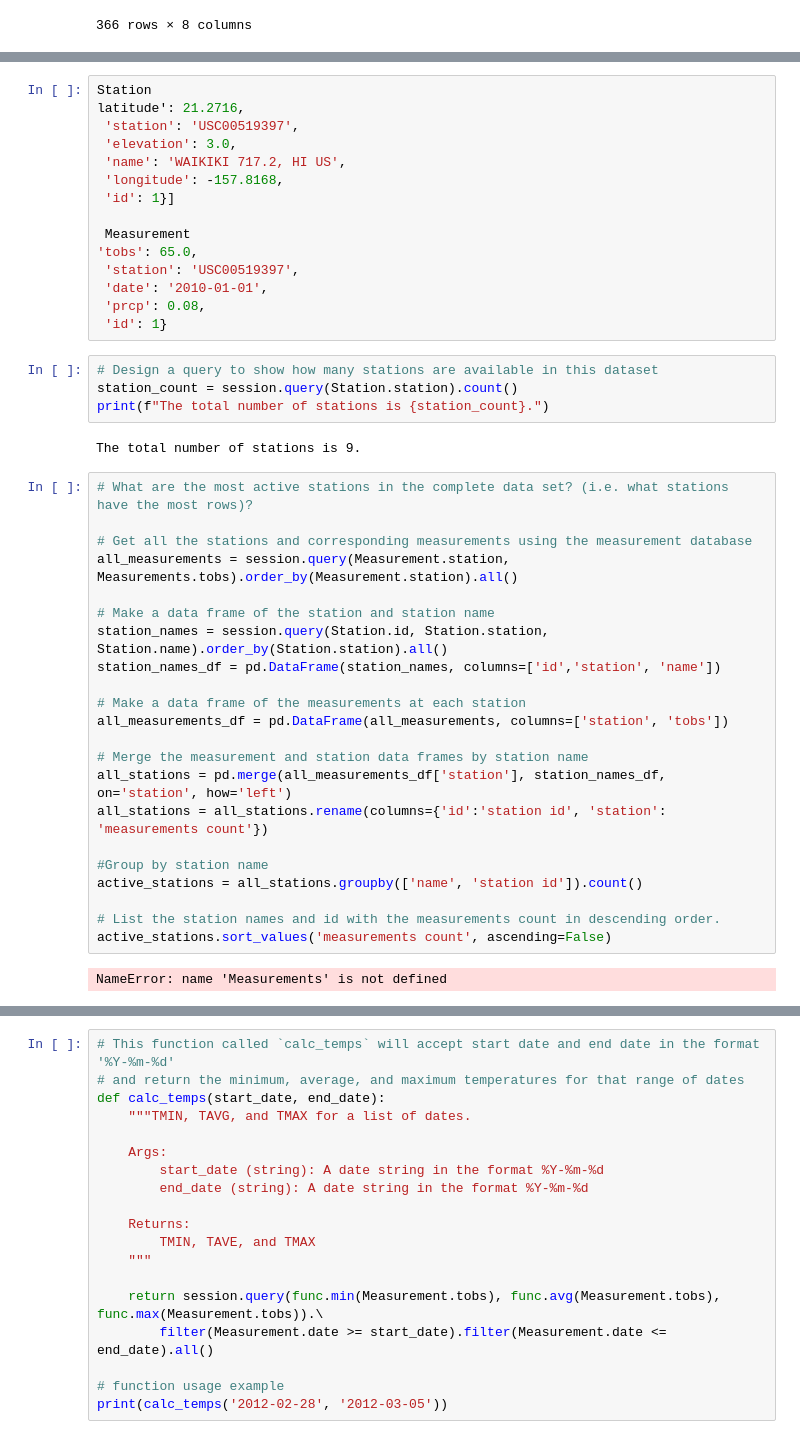
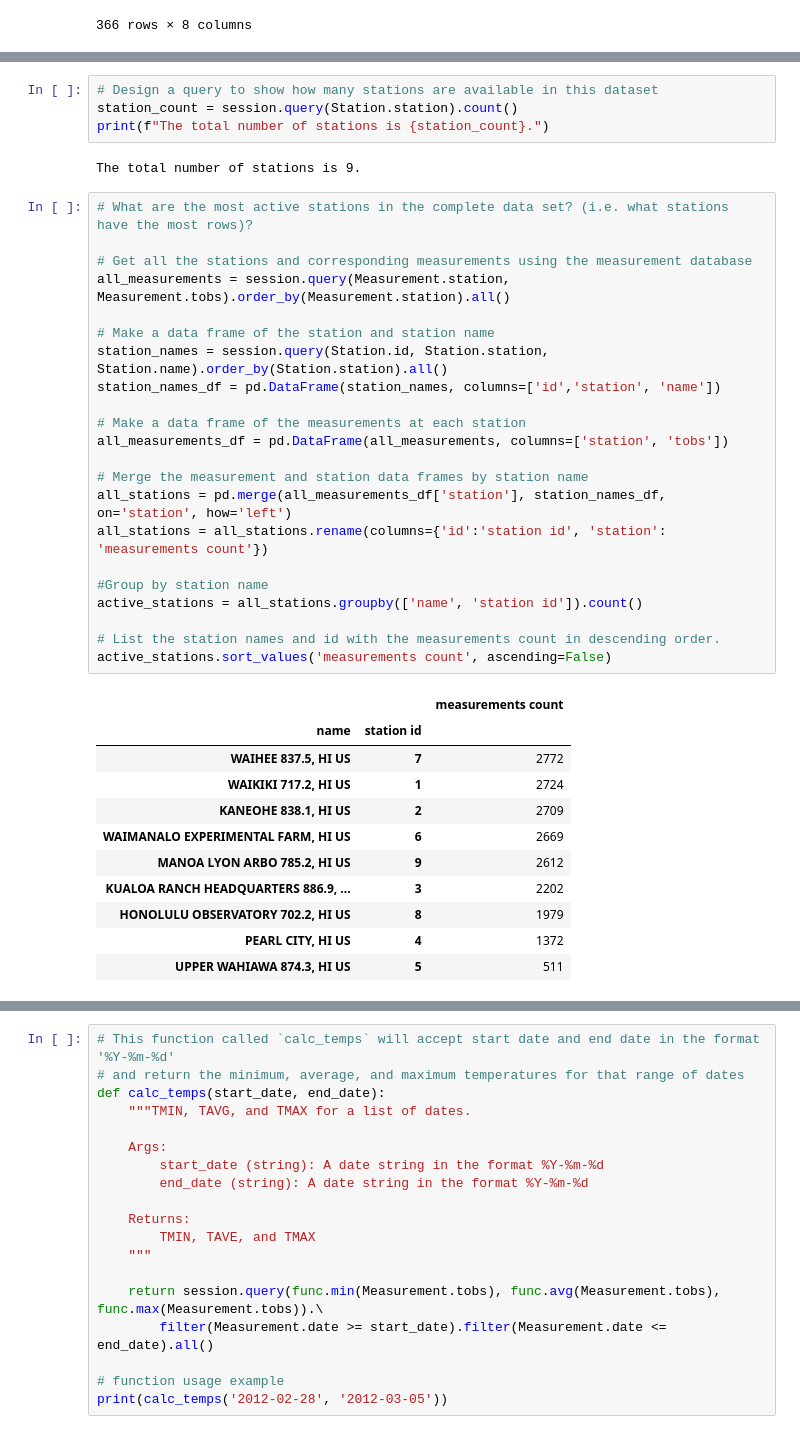
Before and after one commit to Michelin96/sqlalchemy-challenge, a Jupyter notebook: climate.ipynb, the cells around one changed output, grey strips where cells are left out. Drawn from its saved outputs; the diff is of its cells as text.

```diff
--- a/climate.ipynb
+++ b/climate.ipynb
@@ -249,18 +165,3 @@ precip_summary
-# %%
-Station
-latitude': 21.2716,
- 'station': 'USC00519397',
- 'elevation': 3.0,
- 'name': 'WAIKIKI 717.2, HI US',
- 'longitude': -157.8168,
- 'id': 1}]
-
- Measurement
-'tobs': 65.0,
- 'station': 'USC00519397',
- 'date': '2010-01-01',
- 'prcp': 0.08,
- 'id': 1}
 # %%
 # Design a query to show how many stations are available in this dataset
 station_count = session.query(Station.station).count()
@@ -270,24 +171,34 @@ The total number of stations is 9.
 # %%
 # What are the most active stations in the complete data set? (i.e. what stations have the most rows)?
 
 # Get all the stations and corresponding measurements using the measurement database
-all_measurements = session.query(Measurement.station, Measurements.tobs).order_by(Measurement.station).all()
+all_measurements = session.query(Measurement.station, Measurement.tobs).order_by(Measurement.station).all()
 
 # Make a data frame of the station and station name
 station_names = session.query(Station.id, Station.station, Station.name).order_by(Station.station).all()
 station_names_df = pd.DataFrame(station_names, columns=['id','station', 'name'])
 
 # Make a data frame of the measurements at each station
 all_measurements_df = pd.DataFrame(all_measurements, columns=['station', 'tobs'])
 
 # Merge the measurement and station data frames by station name
 all_stations = pd.merge(all_measurements_df['station'], station_names_df, on='station', how='left')
 all_stations = all_stations.rename(columns={'id':'station id', 'station': 'measurements count'})
 
 #Group by station name
 active_stations = all_stations.groupby(['name', 'station id']).count()
 
 # List the station names and id with the measurements count in descending order.
 active_stations.sort_values('measurements count', ascending=False)
 # %% [output]
-NameError: name 'Measurements' is not defined
+|  |  | measurements count |
+| name | station id |  |
+| WAIHEE 837.5, HI US | 7 | 2772 |
+| WAIKIKI 717.2, HI US | 1 | 2724 |
+| KANEOHE 838.1, HI US | 2 | 2709 |
+| WAIMANALO EXPERIMENTAL FARM, HI US | 6 | 2669 |
+| MANOA LYON ARBO 785.2, HI US | 9 | 2612 |
+| KUALOA RANCH HEADQUARTERS 886.9, ... | 3 | 2202 |
+| HONOLULU OBSERVATORY 702.2, HI US | 8 | 1979 |
+| PEARL CITY, HI US | 4 | 1372 |
+| UPPER WAHIAWA 874.3, HI US | 5 | 511 |
```
Also changed, not shown: parts of 11 cells of this notebook.
